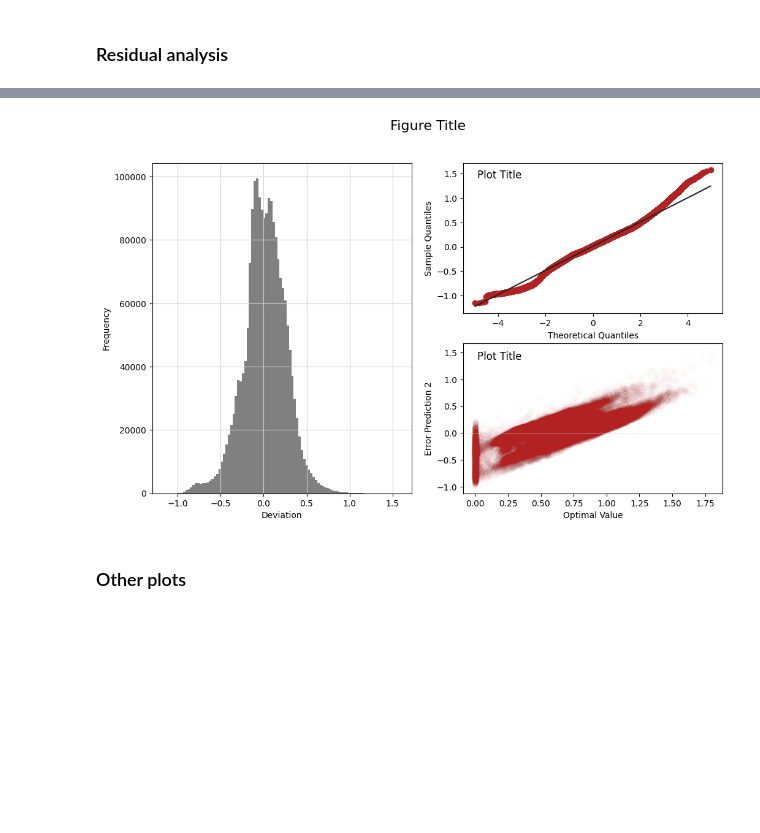
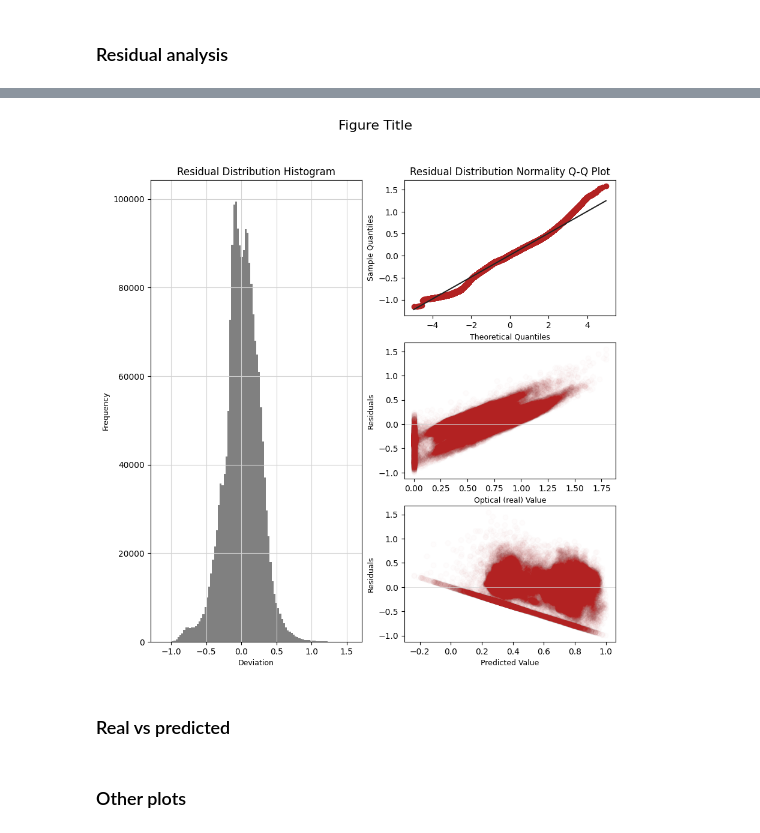
Before and after one commit to linaskerath/RP_Greenland, a Jupyter notebook: Scripts/xx_model_performance_analysis.ipynb, the cells around one changed output, grey strips where cells are left out. Drawn from its saved outputs; the diff is of its cells as text; code cells hidden in the pictures; blank space fills up the shorter version.

Commit message:
plots

```diff
--- a/Scripts/xx_model_performance_analysis.ipynb
+++ b/Scripts/xx_model_performance_analysis.ipynb
@@ -161,42 +96,57 @@ plt.show()
 # %%
-plt.figure(figsize=(12, 7))
+plt.figure(figsize=(10, 10))
 ax1 = plt.subplot(1, 2, 1)
-ax2 = plt.subplot(2, 2, 2)
-ax3 = plt.subplot(2, 2, 4)
-axes = [ax1, ax2, ax3]
+ax2 = plt.subplot(3, 2, 2)
+ax3 = plt.subplot(3, 2, 4)
+ax4 = plt.subplot(3, 2, 6)
+
+axes = [ax1, ax2, ax3, ax4]
 
 #####################
 data = pred['error_prediction2']
 ax1.hist(data, bins=100, color='grey')
 ax1.grid(color='lightgray')
-ax1.set_xlabel('Deviation')
-ax1.set_ylabel('Frequency')
+ax1.set_xlabel('Deviation', fontsize = 9)
+ax1.set_ylabel('Frequency', fontsize = 9)
+ax1.set_title('Residual Distribution Histogram')
 
 #####################
 
 data = pred['error_prediction2']
 stats.probplot(data, plot=ax2, fit=True) # Normality Q-Q Plot
 
 ax2.get_lines()[0].set_color('firebrick')
 ax2.get_lines()[1].set_color('#222222')
-ax2.set_xlabel('Theoretical Quantiles')
-ax2.set_ylabel('Sample Quantiles')
-ax2.set_title('')
-ax2.text(1.34, 0.98, "Plot Title", fontsize=12, ha='center', va='top', transform=ax1.transAxes)
+ax2.set_xlabel('Theoretical Quantiles', fontsize = 9)
+ax2.set_ylabel('Sample Quantiles', fontsize = 9)
+ax2.set_title('Residual Distribution Normality Q-Q Plot')
+#ax2.text(1.34, 0.98, "Residual Distribution Normality Q-Q Plot", fontsize=12, ha='center', va='top', transform=ax1.transAxes)
 
 #####################
 
 ax3.scatter(sampled_df['opt_value'], sampled_df['error_prediction2'], alpha=0.01, color='firebrick')
 ax3.axhline(y=0, color='lightgray', linewidth=0.5)
 
-ax3.set_xlabel('Optimal Value')
-ax3.set_ylabel('Error Prediction 2')
+ax3.set_xlabel('Optical (real) Value', fontsize = 9)
+ax3.set_ylabel('Residuals', fontsize = 9)
 #ax3.set_title('Sampled Data Scatter Plot', loc="left")
-ax3.text(1.34, 0.43, "Plot Title", fontsize=12, ha='center', va='top', transform=ax1.transAxes)
+#ax3.text(1.34, 0.43, "Plot Title", fontsize=12, ha='center', va='top', transform=ax1.transAxes)
 
 #####################
 
+ax4.scatter(sampled_df['mean_prediction'], sampled_df['error_prediction2'], alpha=0.01, color='firebrick')
+ax4.axhline(y=0, color='lightgray', linewidth=0.5)
+
+ax4.set_xlabel('Predicted Value', fontsize = 9)
+ax4.set_ylabel('Residuals',  fontsize = 9)
+#ax4.text(1.34, 0.43, "Plot Title", fontsize=12, ha='center', va='top', transform=ax1.transAxes)
+
+#####################
+
+
 plt.suptitle("Figure Title", fontsize=16)
 plt.show()
 # %% [output]
-[figure, old version]
+[figure, new version]
+# %% [markdown]
+### Real vs predicted
```
Also changed, not shown: parts of 11 cells of this notebook.
